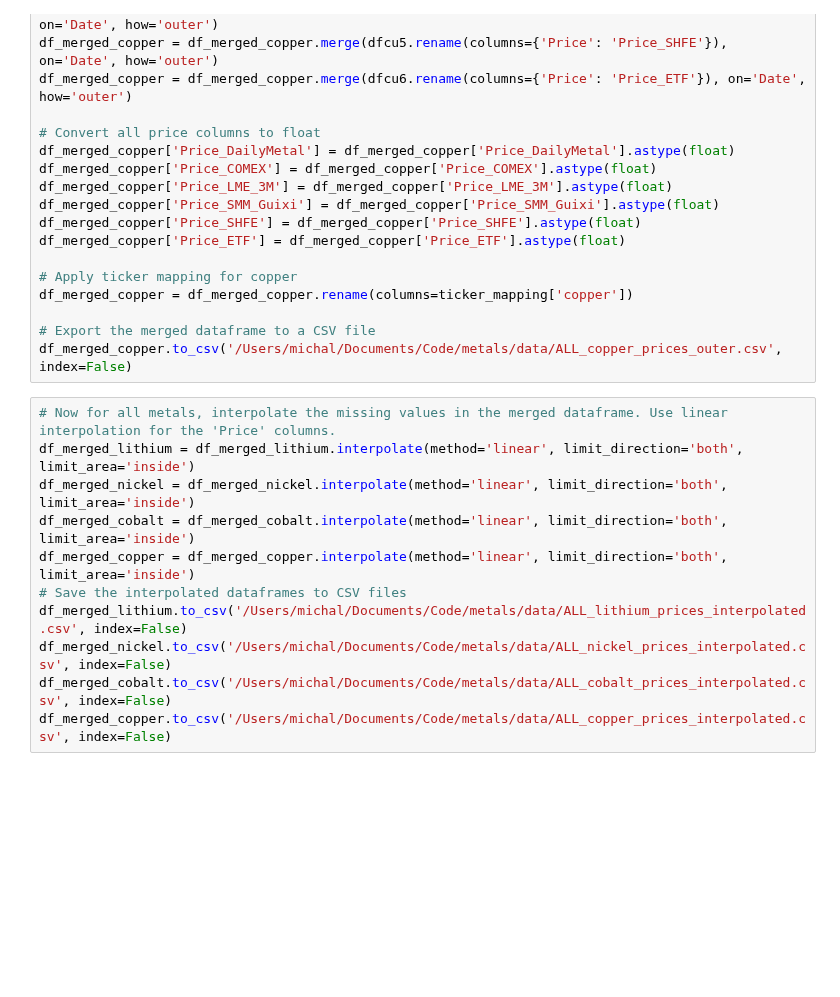
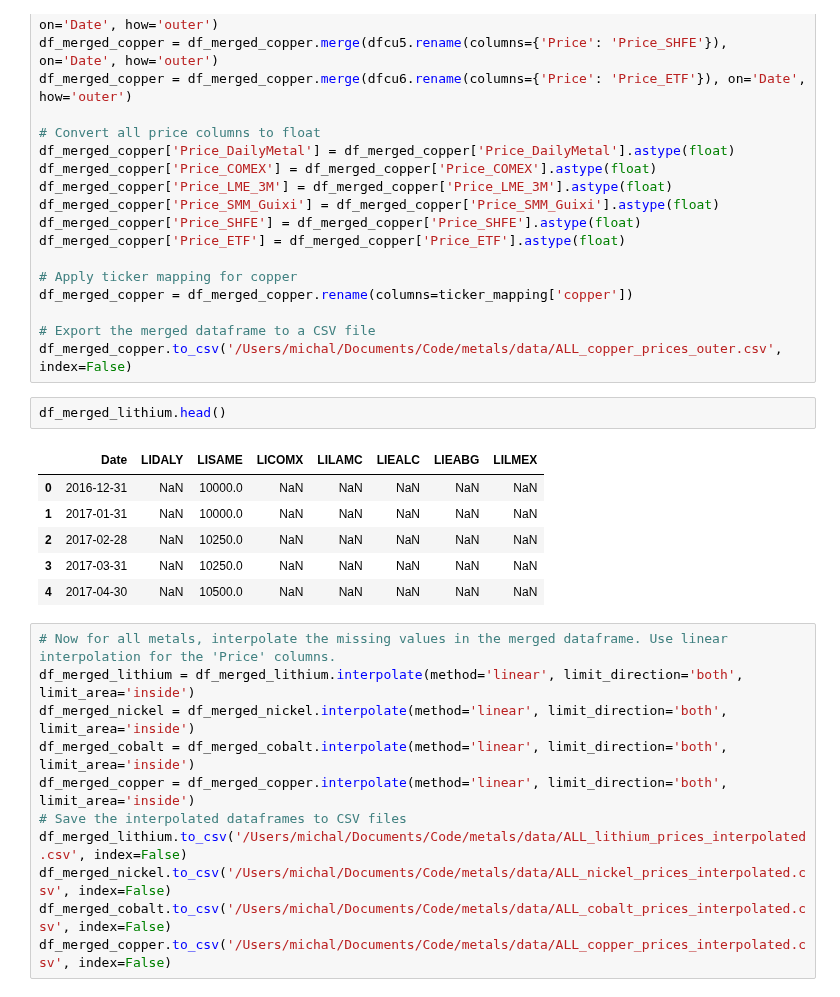
Before and after one commit to Doosheck/metals, a Jupyter notebook: data_overview.ipynb, the cells around one changed output. Saved outputs shown, nothing was run; the diff lists cells and outputs as text; blank space fills up the shorter version.

```diff
--- a/data_overview.ipynb
+++ b/data_overview.ipynb
@@ -2030,6 +2030,15 @@ df_merged_copper = df_merged_copper.rename(columns=ticker_mapping['copper'])
 
 # Export the merged dataframe to a CSV file
 df_merged_copper.to_csv('/Users/michal/Documents/Code/metals/data/ALL_copper_prices_outer.csv', index=False)
+# %%
+df_merged_lithium.head()
+# %% [output]
+|  | Date | LIDALY | LISAME | LICOMX | LILAMC | LIEALC | LIEABG | LILMEX |
+| 0 | 2016-12-31 | NaN | 10000.0 | NaN | NaN | NaN | NaN | NaN |
+| 1 | 2017-01-31 | NaN | 10000.0 | NaN | NaN | NaN | NaN | NaN |
+| 2 | 2017-02-28 | NaN | 10250.0 | NaN | NaN | NaN | NaN | NaN |
+| 3 | 2017-03-31 | NaN | 10250.0 | NaN | NaN | NaN | NaN | NaN |
+| 4 | 2017-04-30 | NaN | 10500.0 | NaN | NaN | NaN | NaN | NaN |
 # %%
 # Now for all metals, interpolate the missing values in the merged dataframe. Use linear interpolation for the 'Price' columns.
 df_merged_lithium = df_merged_lithium.interpolate(method='linear', limit_direction='both', limit_area='inside')
```
Also changed, not shown: parts of 4 cells of this notebook, 4 other files.
